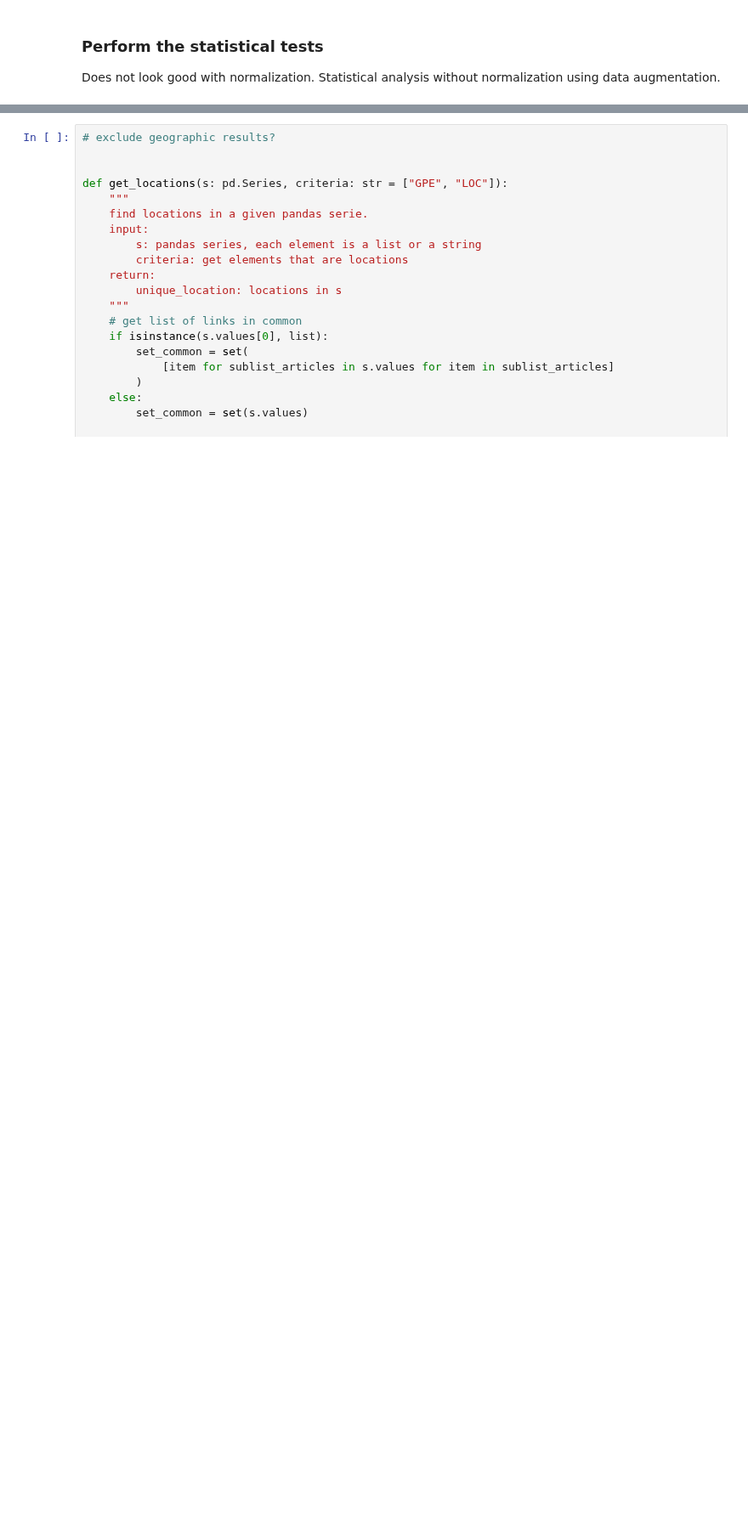
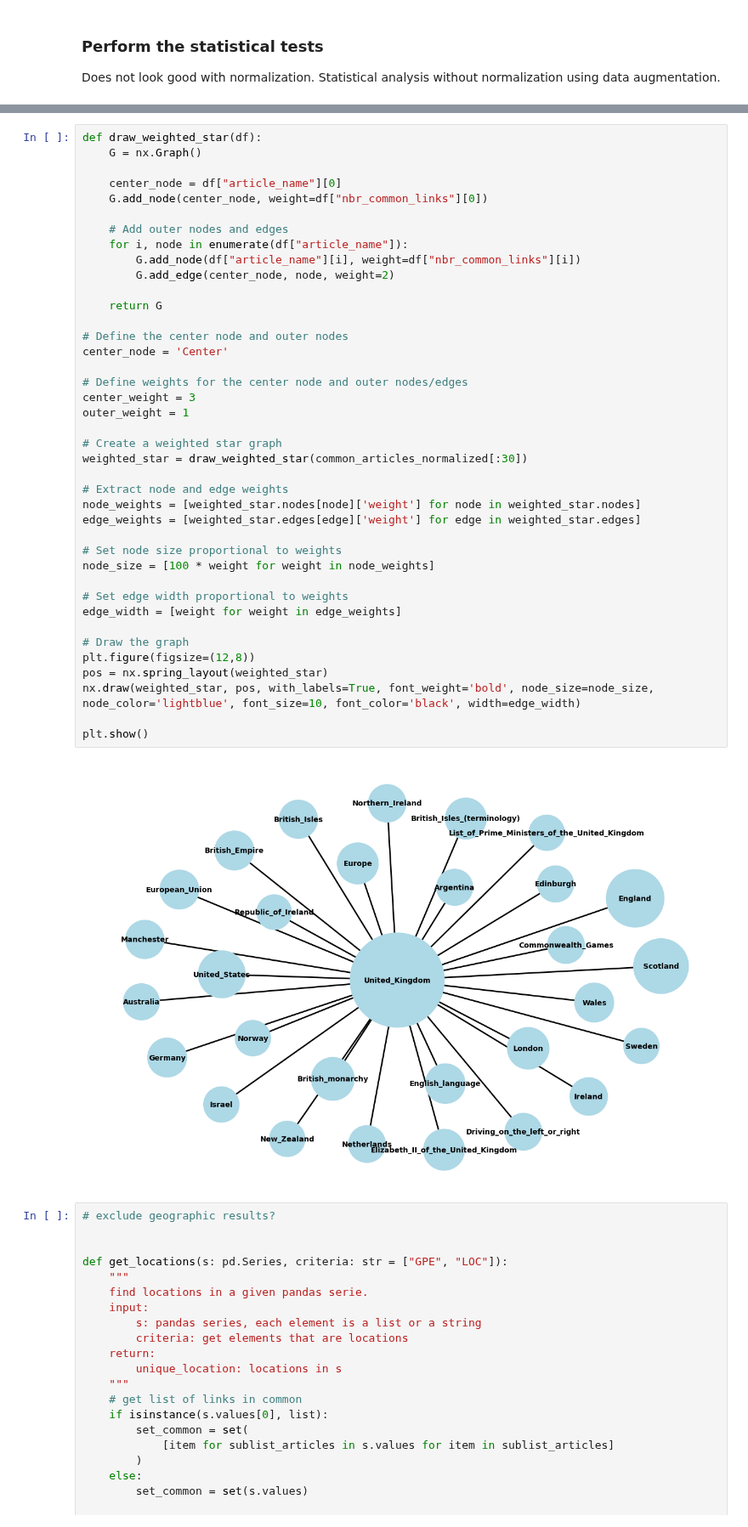
Before and after one commit to epfl-ada/ada-2023-project-abracadabra2023, a Jupyter notebook: nb.ipynb, the cells around one changed output, grey strips where cells are left out. Shown at 85% size. Saved outputs shown, nothing was run; the diff lists cells and outputs as text; blank space fills up the shorter version.

```diff
--- a/nb.ipynb
+++ b/nb.ipynb
@@ -766,3 +779,45 @@ common_articles_normalized.head(20)
+# %%
+def draw_weighted_star(df):
+    G = nx.Graph()
+
+    center_node = df["article_name"][0]
+    G.add_node(center_node, weight=df["nbr_common_links"][0])
+
+    # Add outer nodes and edges
+    for i, node in enumerate(df["article_name"]):
+        G.add_node(df["article_name"][i], weight=df["nbr_common_links"][i])
+        G.add_edge(center_node, node, weight=2)
+
+    return G
+
+# Define the center node and outer nodes
+center_node = 'Center'
+
+# Define weights for the center node and outer nodes/edges
+center_weight = 3
+outer_weight = 1
+
+# Create a weighted star graph
+weighted_star = draw_weighted_star(common_articles_normalized[:30])
+
+# Extract node and edge weights
+node_weights = [weighted_star.nodes[node]['weight'] for node in weighted_star.nodes]
+edge_weights = [weighted_star.edges[edge]['weight'] for edge in weighted_star.edges]
+
+# Set node size proportional to weights
+node_size = [100 * weight for weight in node_weights]
+
+# Set edge width proportional to weights
+edge_width = [weight for weight in edge_weights]
+
+# Draw the graph
+plt.figure(figsize=(12,8))
+pos = nx.spring_layout(weighted_star)
+nx.draw(weighted_star, pos, with_labels=True, font_weight='bold', node_size=node_size, node_color='lightblue', font_size=10, font_color='black', width=edge_width)
+
+plt.show()
+# %% [output]
+[figure, added]
 # %%
 # exclude geographic results?
 
```
Also changed, not shown: parts of 9 cells of this notebook.
